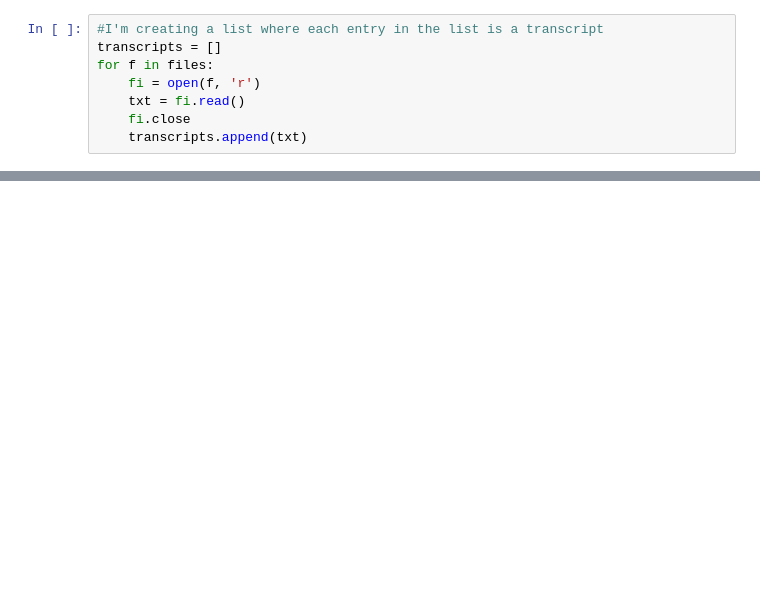
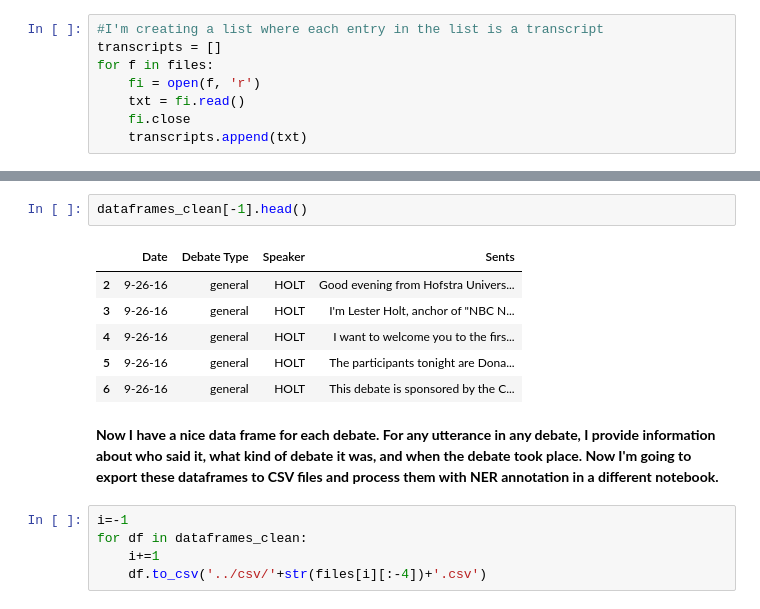
Before and after one commit to Data-Science-for-Linguists/2016-Debates-and-Referring-Expressions, a Jupyter notebook: secondary_data_processing.ipynb, the cells around one changed output, grey strips where cells are left out. Cells and saved outputs as stored; diff of their text form; blank space fills up the shorter version.

```diff
--- a/secondary_data_processing.ipynb
+++ b/secondary_data_processing.ipynb
@@ -510,0 +230,16 @@ The only information I had about copyright from the American Presidency Project
+# %%
+dataframes_clean[-1].head()
+# %% [output]
+|  | Date | Debate Type | Speaker | Sents |
+| 2 | 9-26-16 | general | HOLT | Good evening from Hofstra Univers... |
+| 3 | 9-26-16 | general | HOLT | I'm Lester Holt, anchor of "NBC N... |
+| 4 | 9-26-16 | general | HOLT | I want to welcome you to the firs... |
+| 5 | 9-26-16 | general | HOLT | The participants tonight are Dona... |
+| 6 | 9-26-16 | general | HOLT | This debate is sponsored by the C... |
+# %% [markdown]
+**Now I have a nice data frame for each debate. For any utterance in any debate, I provide information about who said it, what kind of debate it was, and when the debate took place. Now I'm going to export these dataframes to CSV files and process them with NER annotation in a different notebook.**
+# %%
+i=-1
+for df in dataframes_clean:
+    i+=1
+    df.to_csv('../csv/'+str(files[i][:-4])+'.csv')
```
Also changed, not shown: parts of 68 cells of this notebook.
